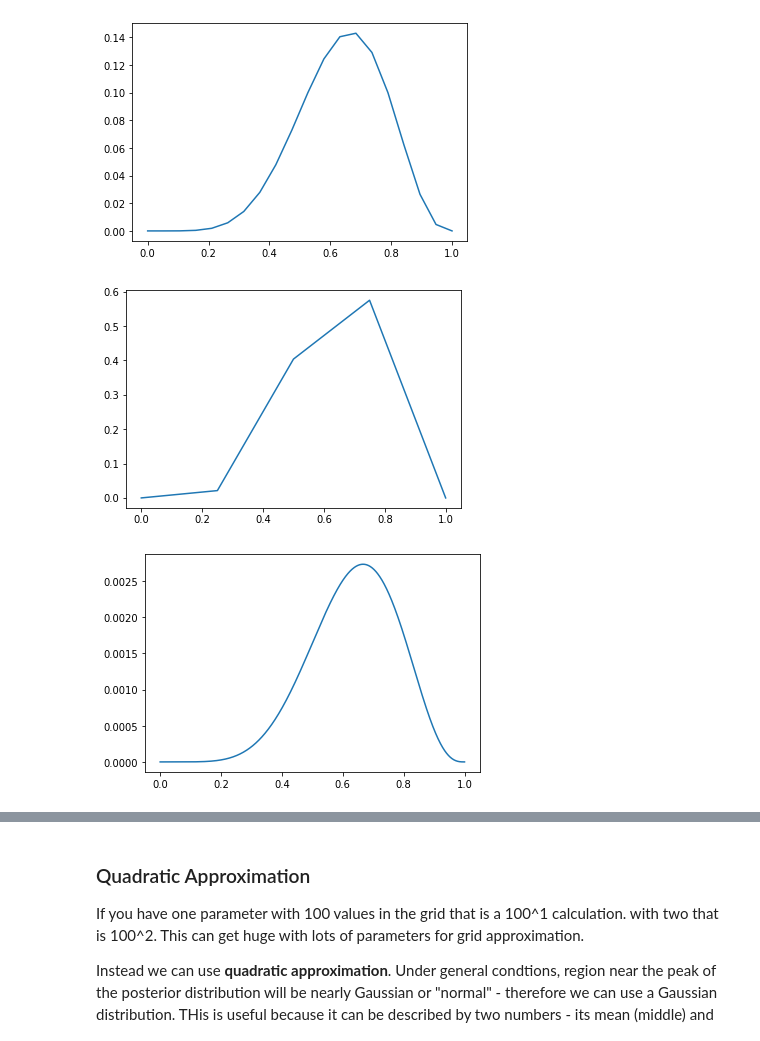
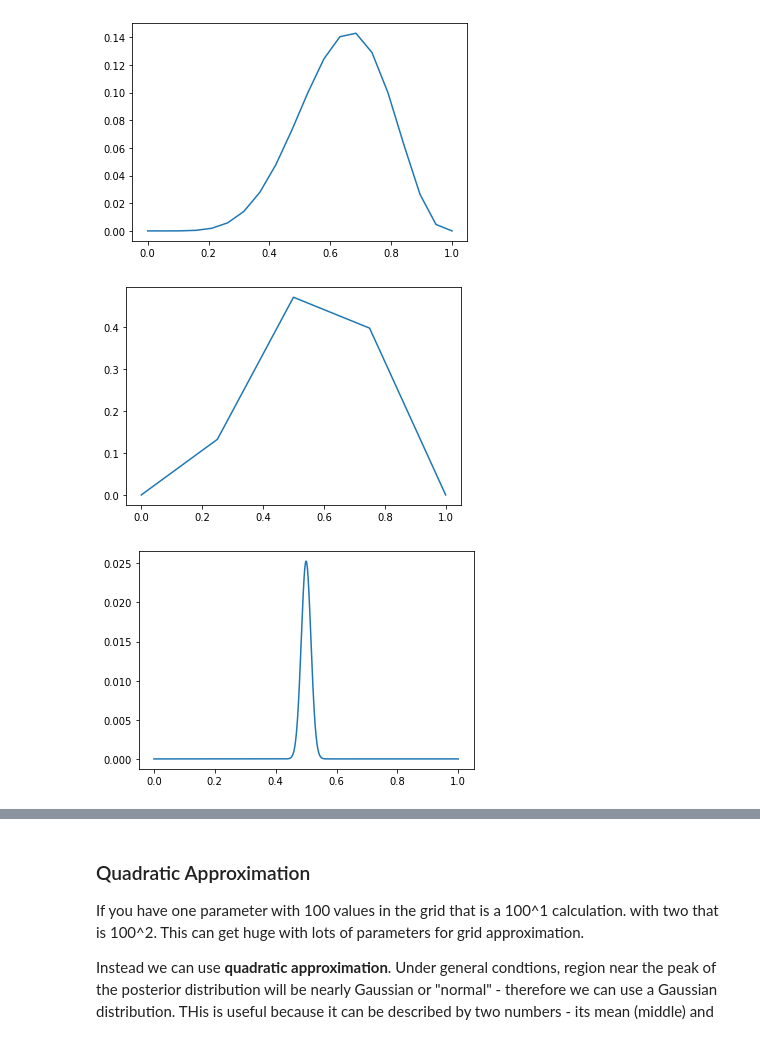
Before and after one commit to d-v-dlee/statistical_rethinking, a Jupyter notebook: notebooks/Chapter_2.ipynb, the cells around one changed output, grey strips where cells are left out. Cells and saved outputs as stored; diff of their text form; code cells hidden in the pictures.

```diff
--- a/notebooks/Chapter_2.ipynb
+++ b/notebooks/Chapter_2.ipynb
@@ -138,11 +138,11 @@ def binom_grid_approximation(p_grid_size, w, n, prior=None):
     plt.plot(p_grid, posterior)
 # %%
 ### only 5 grid points
-binom_grid_approximation(5)
+binom_grid_approximation(5, 3, 5)
 # %% [output]
-[figure, old version]
+[figure, new version]
 # %%
 ### 1000 grid points
-binom_grid_approximation(1000)
+binom_grid_approximation(1000, 500, 1000)
 # %% [output]
-[figure, old version]
+[figure, new version]
```
Also changed, not shown: parts of 8 cells of this notebook, 3 other files.
